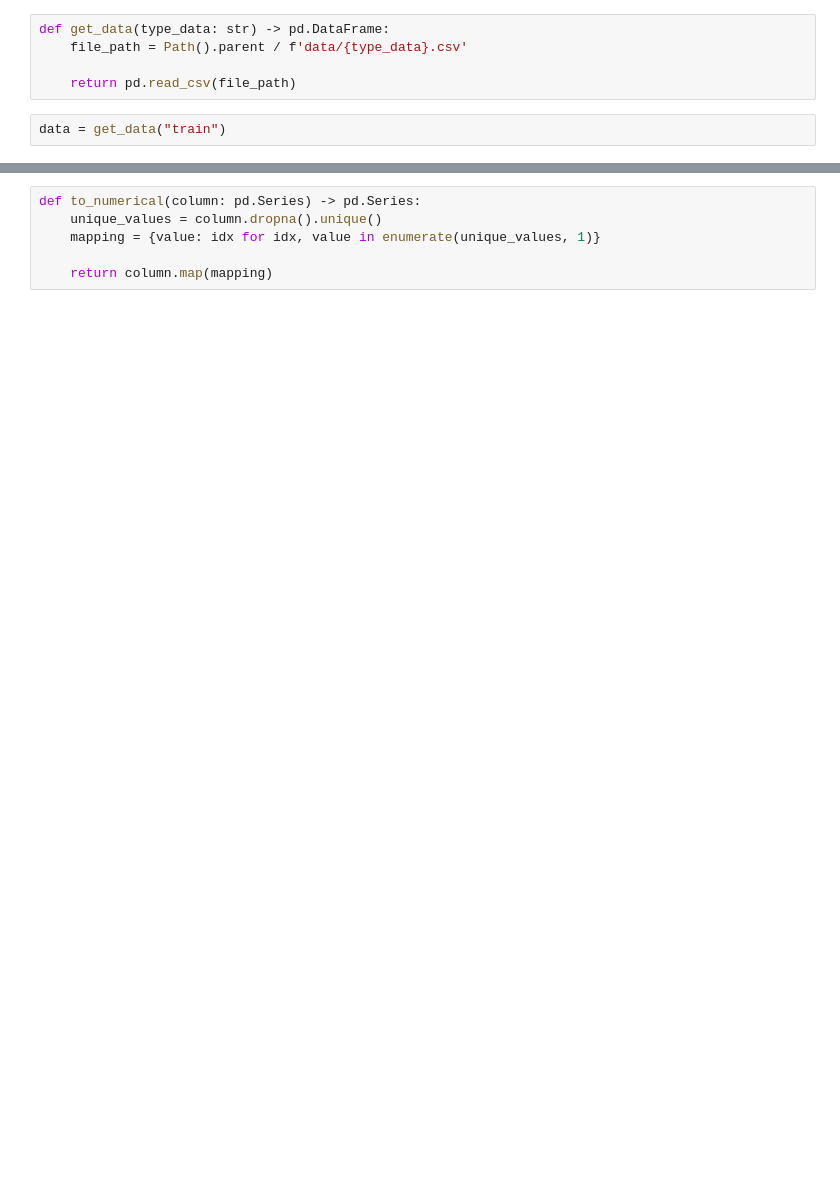
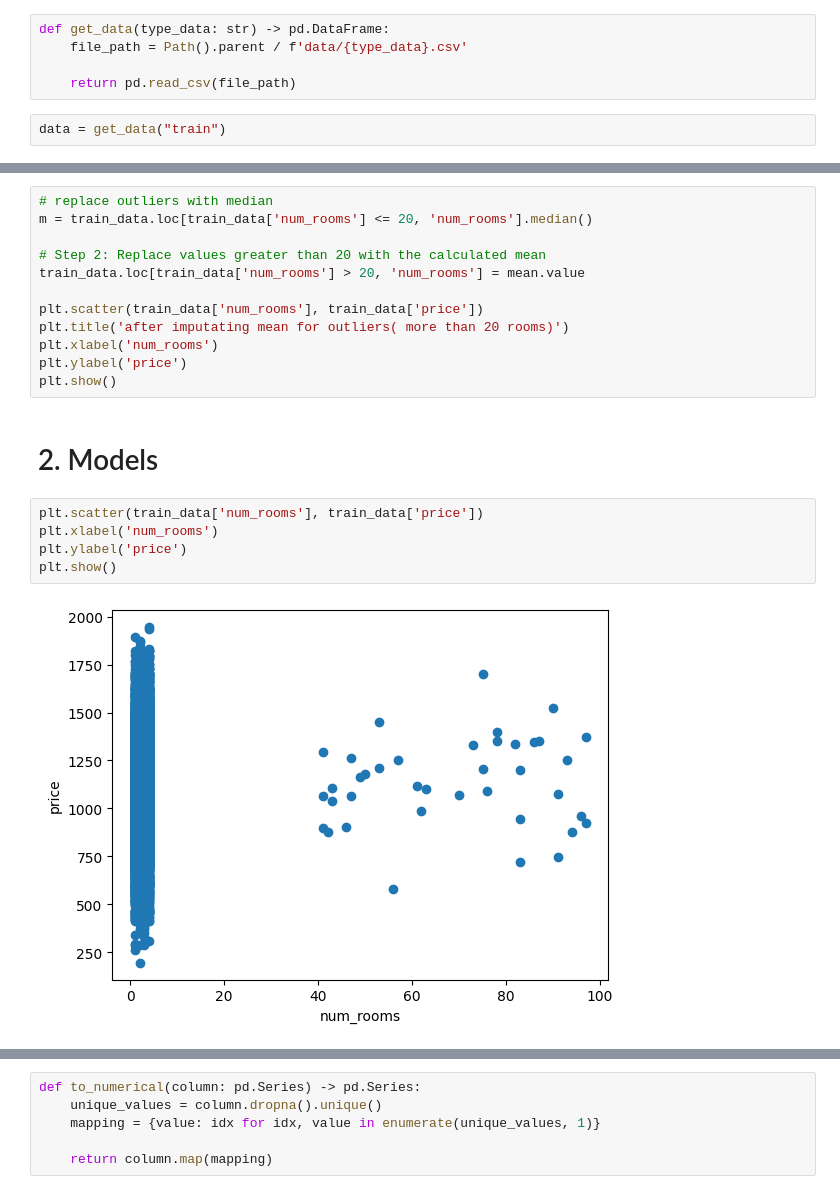
Before and after one commit to DenisProcyon/DSDM_ML_Pred, a Jupyter notebook: main.ipynb, the cells around one changed output, grey strips where cells are left out. Cells and saved outputs as stored; diff of their text form; blank space fills up the shorter version.

```diff
--- a/main.ipynb
+++ b/main.ipynb
@@ -10,0 +200,21 @@ data = get_data("train")
+# %%
+# replace outliers with median
+m = train_data.loc[train_data['num_rooms'] <= 20, 'num_rooms'].median()
+
+# Step 2: Replace values greater than 20 with the calculated mean
+train_data.loc[train_data['num_rooms'] > 20, 'num_rooms'] = mean.value
+
+plt.scatter(train_data['num_rooms'], train_data['price'])
+plt.title('after imputating mean for outliers( more than 20 rooms)')
+plt.xlabel('num_rooms')
+plt.ylabel('price')
+plt.show()
+# %% [markdown]
+# 2. Models
+# %%
+plt.scatter(train_data['num_rooms'], train_data['price'])
+plt.xlabel('num_rooms')
+plt.ylabel('price')
+plt.show()
+# %% [output]
+[figure, added]
```
Also changed, not shown: parts of 32 cells of this notebook.
